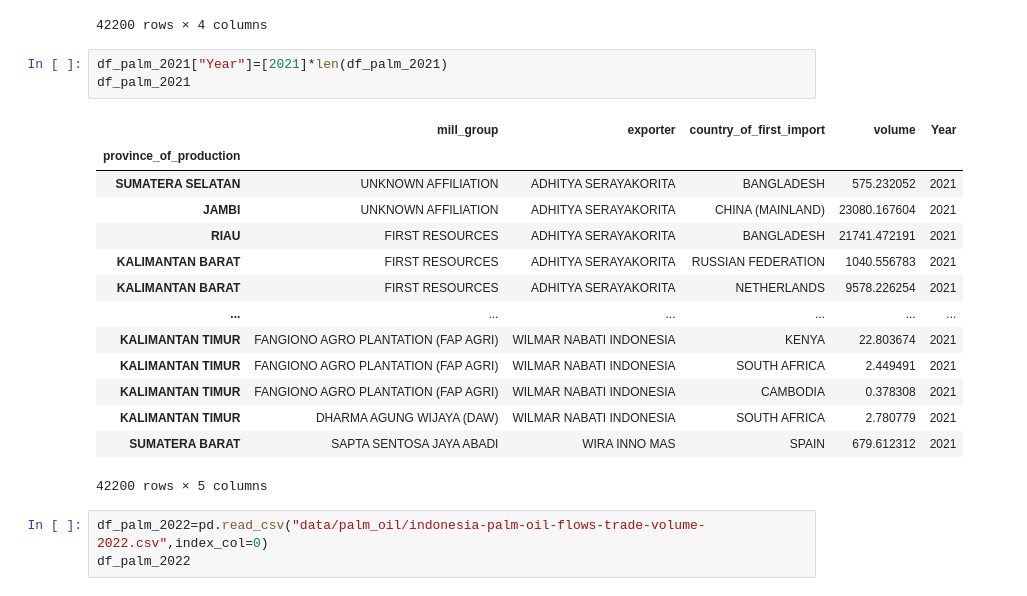
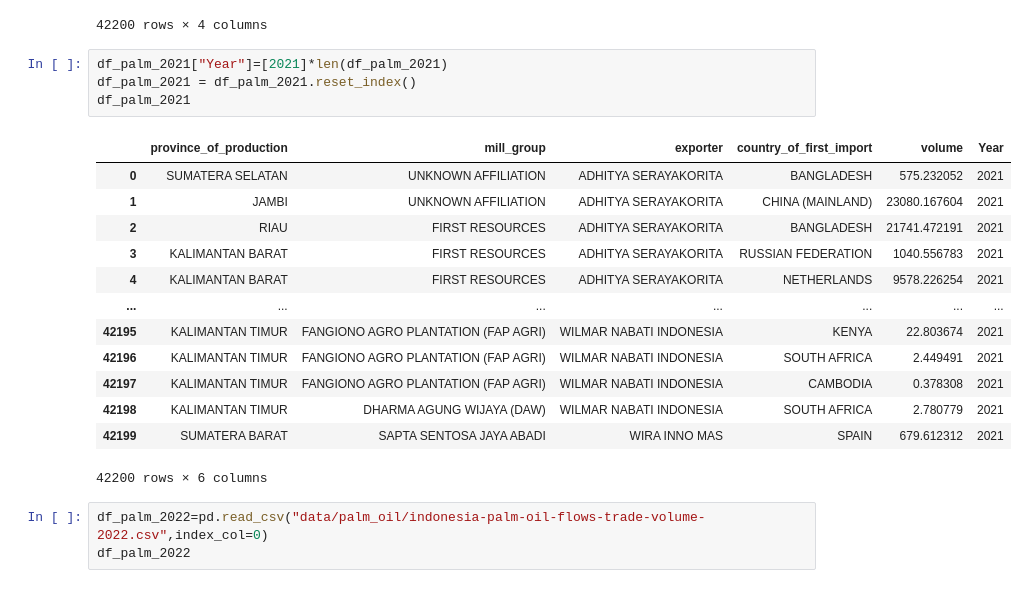
Before and after one commit to aparna2382/Capstone-Project, a Jupyter notebook: palm_oil_report.ipynb, the cells around one changed output. Cells and saved outputs as stored; diff of their text form.

```diff
--- a/palm_oil_report.ipynb
+++ b/palm_oil_report.ipynb
@@ -56,22 +56,22 @@ df_palm_2021
 42200 rows × 4 columns
 # %%
 df_palm_2021["Year"]=[2021]*len(df_palm_2021)
+df_palm_2021 = df_palm_2021.reset_index()
 df_palm_2021
 # %% [output]
-|  | mill_group | exporter | country_of_first_import | volume | Year |
-| province_of_production |  |  |  |  |  |
-| SUMATERA SELATAN | UNKNOWN AFFILIATION | ADHITYA SERAYAKORITA | BANGLADESH | 575.232052 | 2021 |
-| JAMBI | UNKNOWN AFFILIATION | ADHITYA SERAYAKORITA | CHINA (MAINLAND) | 23080.167604 | 2021 |
-| RIAU | FIRST RESOURCES | ADHITYA SERAYAKORITA | BANGLADESH | 21741.472191 | 2021 |
-| KALIMANTAN BARAT | FIRST RESOURCES | ADHITYA SERAYAKORITA | RUSSIAN FEDERATION | 1040.556783 | 2021 |
-| KALIMANTAN BARAT | FIRST RESOURCES | ADHITYA SERAYAKORITA | NETHERLANDS | 9578.226254 | 2021 |
-| ... | ... | ... | ... | ... | ... |
-| KALIMANTAN TIMUR | FANGIONO AGRO PLANTATION (FAP AGRI) | WILMAR NABATI INDONESIA | KENYA | 22.803674 | 2021 |
-| KALIMANTAN TIMUR | FANGIONO AGRO PLANTATION (FAP AGRI) | WILMAR NABATI INDONESIA | SOUTH AFRICA | 2.449491 | 2021 |
-| KALIMANTAN TIMUR | FANGIONO AGRO PLANTATION (FAP AGRI) | WILMAR NABATI INDONESIA | CAMBODIA | 0.378308 | 2021 |
-| KALIMANTAN TIMUR | DHARMA AGUNG WIJAYA (DAW) | WILMAR NABATI INDONESIA | SOUTH AFRICA | 2.780779 | 2021 |
-| SUMATERA BARAT | SAPTA SENTOSA JAYA ABADI | WIRA INNO MAS | SPAIN | 679.612312 | 2021 |
+|  | province_of_production | mill_group | exporter | country_of_first_import | volume | Year |
+| 0 | SUMATERA SELATAN | UNKNOWN AFFILIATION | ADHITYA SERAYAKORITA | BANGLADESH | 575.232052 | 2021 |
+| 1 | JAMBI | UNKNOWN AFFILIATION | ADHITYA SERAYAKORITA | CHINA (MAINLAND) | 23080.167604 | 2021 |
+| 2 | RIAU | FIRST RESOURCES | ADHITYA SERAYAKORITA | BANGLADESH | 21741.472191 | 2021 |
+| 3 | KALIMANTAN BARAT | FIRST RESOURCES | ADHITYA SERAYAKORITA | RUSSIAN FEDERATION | 1040.556783 | 2021 |
+| 4 | KALIMANTAN BARAT | FIRST RESOURCES | ADHITYA SERAYAKORITA | NETHERLANDS | 9578.226254 | 2021 |
+| ... | ... | ... | ... | ... | ... | ... |
+| 42195 | KALIMANTAN TIMUR | FANGIONO AGRO PLANTATION (FAP AGRI) | WILMAR NABATI INDONESIA | KENYA | 22.803674 | 2021 |
+| 42196 | KALIMANTAN TIMUR | FANGIONO AGRO PLANTATION (FAP AGRI) | WILMAR NABATI INDONESIA | SOUTH AFRICA | 2.449491 | 2021 |
+| 42197 | KALIMANTAN TIMUR | FANGIONO AGRO PLANTATION (FAP AGRI) | WILMAR NABATI INDONESIA | CAMBODIA | 0.378308 | 2021 |
+| 42198 | KALIMANTAN TIMUR | DHARMA AGUNG WIJAYA (DAW) | WILMAR NABATI INDONESIA | SOUTH AFRICA | 2.780779 | 2021 |
+| 42199 | SUMATERA BARAT | SAPTA SENTOSA JAYA ABADI | WIRA INNO MAS | SPAIN | 679.612312 | 2021 |
-42200 rows × 5 columns
+42200 rows × 6 columns
 # %%
 df_palm_2022=pd.read_csv("data/palm_oil/indonesia-palm-oil-flows-trade-volume-2022.csv",index_col=0)
 df_palm_2022
```
Also changed, not shown: parts of 17 cells of this notebook, 9 other files.
